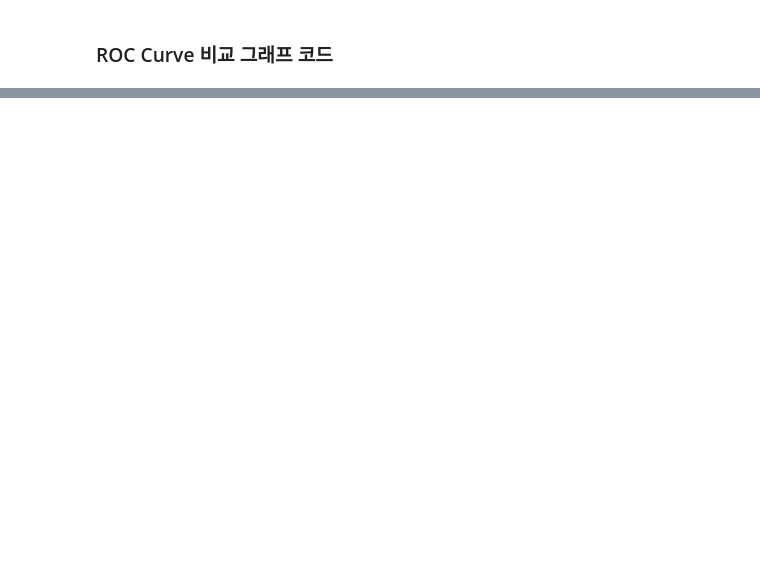
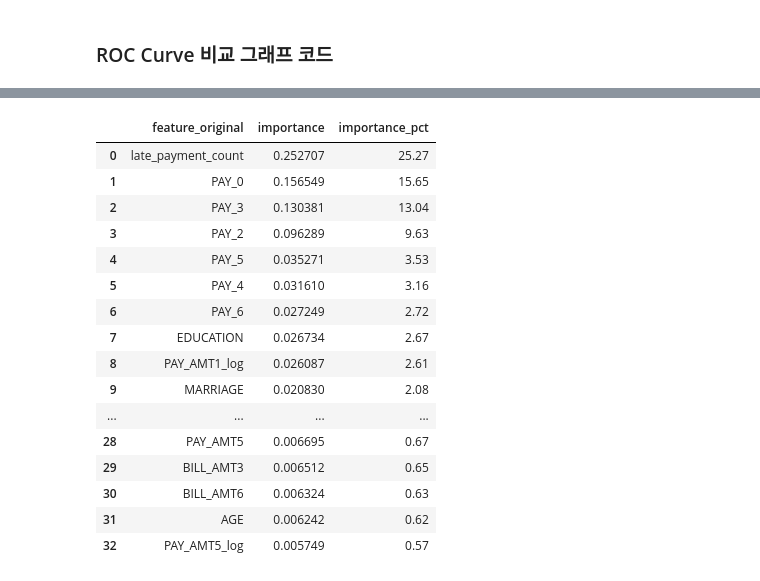
Before and after one commit to cherrima/hipython, a Jupyter notebook: Learning/11_CreditCard_DefaultPrediction.ipynb, the cells around one changed output, grey strips where cells are left out. Drawn from its saved outputs; the diff is of its cells as text; code cells hidden in the pictures; blank space fills up the shorter version.

```diff
--- a/Learning/11_CreditCard_DefaultPrediction.ipynb
+++ b/Learning/11_CreditCard_DefaultPrediction.ipynb
@@ -660,0 +933,15 @@ plt.show()
+# %%
+import numpy as np
+
+long_tail_cols = [col for col in num_cols if col != 'AGE']
+
+log_safe_cols = []
+for col in long_tail_cols:
+    if X_train[col].min() > -1 and X_test[col].min() > -1:
+        log_safe_cols.append(col)
+
+for col in log_safe_cols:
+    X_train[col + '_log'] = np.log1p(X_train[col])
+    X_test[col + '_log'] = np.log1p(X_test[col])
+
+print("log_safe_cols:", log_safe_cols)
@@ -660,0 +1489,83 @@ plt.show()
+# %%
+import pandas as pd
+import re
+
+# 현재 사용 중인 모델 객체
+# 예: feature engineering 적용 후 모델이면 xgb_model_fe
+model_pipeline = xgb_model_fe
+
+# 1) 전처리기 / 분류기 추출
+preprocessor = model_pipeline.named_steps['preprocess']
+classifier = model_pipeline.named_steps['classifier']
+
+# 2) 전처리 후 실제 feature 이름 추출
+feature_names = preprocessor.get_feature_names_out()
+
+# 3) XGBoost feature importance 추출
+importances = classifier.feature_importances_
+
+# 4) 전처리 feature 기준 importance DataFrame
+fi_detail = pd.DataFrame({
+    'feature_transformed': feature_names,
+    'importance': importances
+})
+
+# 5) 전처리된 feature 이름을 원래 속성명으로 되돌리는 함수
+def to_original_feature_name(transformed_name: str) -> str:
+    # num__BILL_AMT1 → BILL_AMT1
+    if transformed_name.startswith('num__'):
+        return transformed_name.replace('num__', '')
+
+    # cat__SEX_1 → SEX
+    # cat__PAY_0_-1 → PAY_0
+    if transformed_name.startswith('cat__'):
+        col = transformed_name.replace('cat__', '')
+
+        # cat_cols 안에서 가장 먼저 매칭되는 원래 컬럼명 찾기
+        for c in sorted(cat_cols, key=len, reverse=True):
+            if col == c or col.startswith(c + '_'):
+                return c
+
+        # 혹시 매칭 실패하면 첫 번째 토큰 사용
+        return col.split('_')[0]
+
+    return transformed_name
+
+# 6) 원래 속성명 컬럼 추가
+fi_detail['feature_original'] = fi_detail['feature_transformed'].apply(to_original_feature_name)
+
+# 7) 원래 속성명 기준으로 importance 합산
+fi_grouped = (
+    fi_detail
+    .groupby('feature_original', as_index=False)['importance']
+    .sum()
+    .sort_values('importance', ascending=False)
+    .reset_index(drop=True)
+)
+
+# 8) 비중(%) 계산
+fi_grouped['importance_pct'] = fi_grouped['importance'] / fi_grouped['importance'].sum() * 100
+
+# 9) 보기 좋게 반올림
+fi_grouped['importance'] = fi_grouped['importance'].round(6)
+fi_grouped['importance_pct'] = fi_grouped['importance_pct'].round(2)
+
+display(fi_grouped)
+# %% [output]
+|  | feature_original | importance | importance_pct |
+| 0 | late_payment_count | 0.252707 | 25.27 |
+| 1 | PAY_0 | 0.156549 | 15.65 |
+| 2 | PAY_3 | 0.130381 | 13.04 |
+| 3 | PAY_2 | 0.096289 | 9.63 |
+| 4 | PAY_5 | 0.035271 | 3.53 |
+| 5 | PAY_4 | 0.031610 | 3.16 |
+| 6 | PAY_6 | 0.027249 | 2.72 |
+| 7 | EDUCATION | 0.026734 | 2.67 |
+| 8 | PAY_AMT1_log | 0.026087 | 2.61 |
+| 9 | MARRIAGE | 0.020830 | 2.08 |
+| ... | ... | ... | ... |
+| 28 | PAY_AMT5 | 0.006695 | 0.67 |
+| 29 | BILL_AMT3 | 0.006512 | 0.65 |
+| 30 | BILL_AMT6 | 0.006324 | 0.63 |
+| 31 | AGE | 0.006242 | 0.62 |
+| 32 | PAY_AMT5_log | 0.005749 | 0.57 |
```
Also changed, not shown: parts of 55 cells of this notebook, 1 other file.
